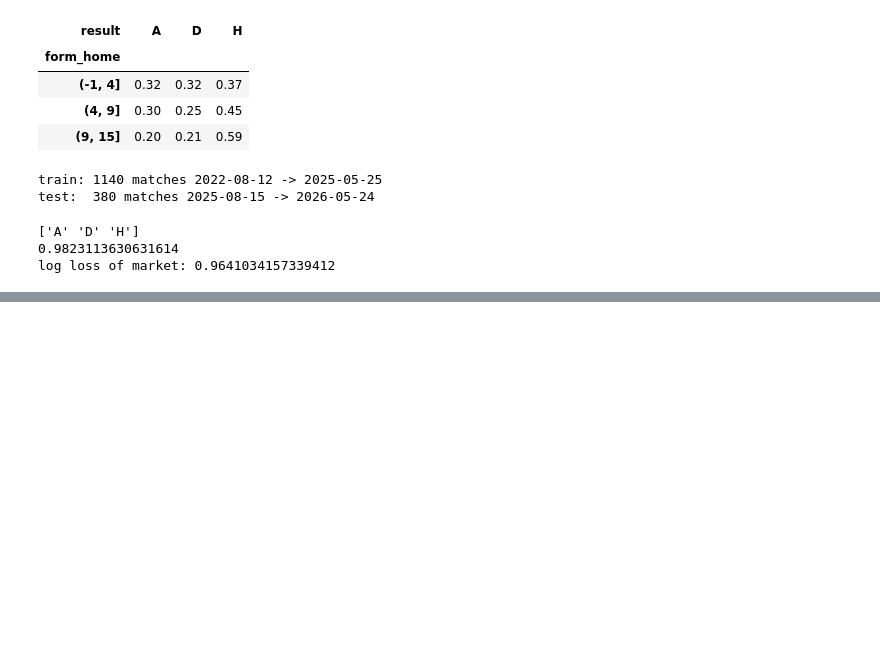
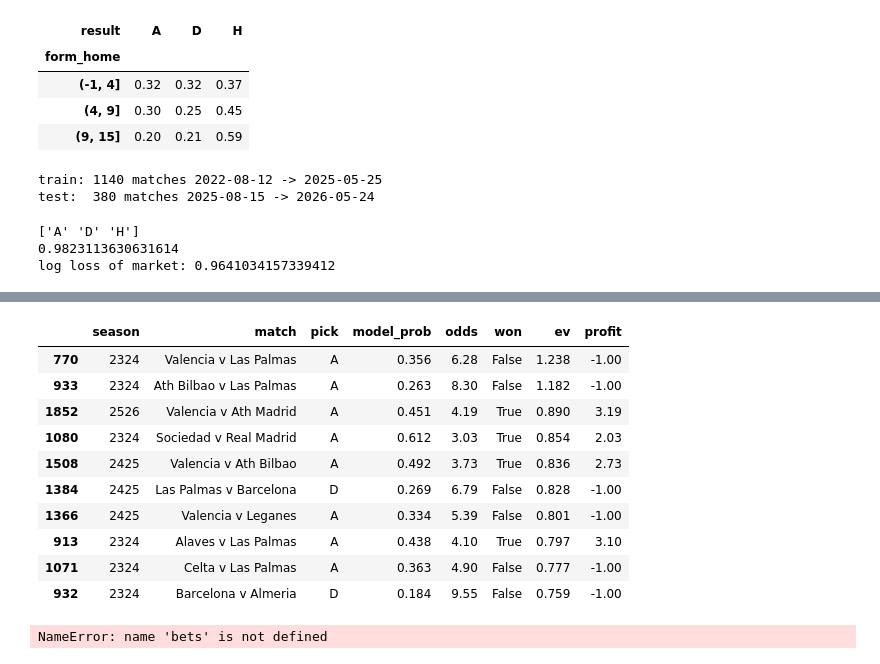
Before and after one commit to GuninderSinghBhatia/football-value-bets, a Jupyter notebook: notebooks/01_eda.ipynb, the cells around one changed output, grey strips where cells are left out. Cells and saved outputs as stored; diff of their text form; code cells hidden in the pictures; blank space fills up the shorter version.

```diff
--- a/notebooks/01_eda.ipynb
+++ b/notebooks/01_eda.ipynb
@@ -346,0 +417,75 @@ log loss of market: 0.9641034157339412
+# %%
+# Step 10: value bets + backtest.
+# 1. Out-of-sample probabilities for every walk-forward test match (each predicted by a model trained only on the past)
+predictions = []
+for test_season in WALK_FORWARD_SEASONS:
+    wf_train = matches[(matches['season'] >= FIRST_TRAIN_SEASON) & (matches['season'] < test_season)]
+    wf_test = matches[matches['season'] == test_season].copy()
+
+    wf_model = make_pipeline(StandardScaler(), LogisticRegression(max_iter=1000))
+    wf_model.fit(wf_train[FEATURES], wf_train[TARGET])
+
+    probs = wf_model.predict_proba(wf_test[FEATURES])          # columns in classes_ order: A, D, H
+    for col, outcome in enumerate(wf_model.classes_):
+        wf_test[f'model_{outcome}'] = probs[:, col]
+    predictions.append(wf_test)
+
+preds = pd.concat(predictions)
+
+# 2. One row per (match, outcome): model probability, odds, and whether it happened
+ODDS_COLUMN = {'H': 'odds_home', 'D': 'odds_draw', 'A': 'odds_away'}
+bets = pd.concat([
+    pd.DataFrame({
+        'season': preds['season'],
+        'match': preds['home'] + ' v ' + preds['away'],
+        'pick': outcome,
+        'model_prob': preds[f'model_{outcome}'],
+        'odds': preds[ODDS_COLUMN[outcome]],
+        'won': preds['result'] == outcome,
+    })
+    for outcome in ['H', 'D', 'A']
+])
+
+# 3. Expected value of a 1-unit bet in the model's eyes: probability x odds - 1 (> 0 = "value")
+bets['ev'] = bets['model_prob'] * bets['odds'] - 1
+bets['profit'] = np.where(bets['won'], bets['odds'] - 1, -1.0)   # 1-unit flat stake
+
+bets.sort_values('ev', ascending=False).head(10).round(3)
+# %% [output]
+|  | season | match | pick | model_prob | odds | won | ev | profit |
+| 770 | 2324 | Valencia v Las Palmas | A | 0.356 | 6.28 | False | 1.238 | -1.00 |
+| 933 | 2324 | Ath Bilbao v Las Palmas | A | 0.263 | 8.30 | False | 1.182 | -1.00 |
+| 1852 | 2526 | Valencia v Ath Madrid | A | 0.451 | 4.19 | True | 0.890 | 3.19 |
+| 1080 | 2324 | Sociedad v Real Madrid | A | 0.612 | 3.03 | True | 0.854 | 2.03 |
+| 1508 | 2425 | Valencia v Ath Bilbao | A | 0.492 | 3.73 | True | 0.836 | 2.73 |
+| 1384 | 2425 | Las Palmas v Barcelona | D | 0.269 | 6.79 | False | 0.828 | -1.00 |
+| 1366 | 2425 | Valencia v Leganes | A | 0.334 | 5.39 | False | 0.801 | -1.00 |
+| 913 | 2324 | Alaves v Las Palmas | A | 0.438 | 4.10 | True | 0.797 | 3.10 |
+| 1071 | 2324 | Celta v Las Palmas | A | 0.363 | 4.90 | False | 0.777 | -1.00 |
+| 932 | 2324 | Barcelona v Almeria | D | 0.184 | 9.55 | False | 0.759 | -1.00 |
+# %%
+# Backtest: bet 1 unit on every pick whose EV clears a threshold, and add up the results.
+# Reference row "every outcome" = betting blindly on everything (loses about the bookmakers' cut).
+def backtest(selected):
+    return pd.Series({
+        'bets': len(selected),
+        'win rate': selected['won'].mean(),
+        'avg odds': selected['odds'].mean(),
+        'profit (units)': selected['profit'].sum(),
+        'ROI': selected['profit'].sum() / len(selected) if len(selected) else np.nan,
+    })
+
+rules = {
+    'every outcome (no model)': bets,
+    'EV > 0%': bets[bets['ev'] > 0],
+    'EV > 5%': bets[bets['ev'] > 0.05],
+    'EV > 10%': bets[bets['ev'] > 0.10],
+}
+results = pd.DataFrame({name: backtest(sel) for name, sel in rules.items()}).T
+print(results.round(3).to_string())
+
+# The same EV > 5% rule season by season: is any profit consistent, or one lucky season?
+print('\nEV > 5%, by season:')
+print(bets[bets['ev'] > 0.05].groupby('season').apply(backtest, include_groups=False).round(3).to_string())
+# %% [output]
+NameError: name 'bets' is not defined
```
Also changed, not shown: parts of 3 cells of this notebook, 1 other file.
